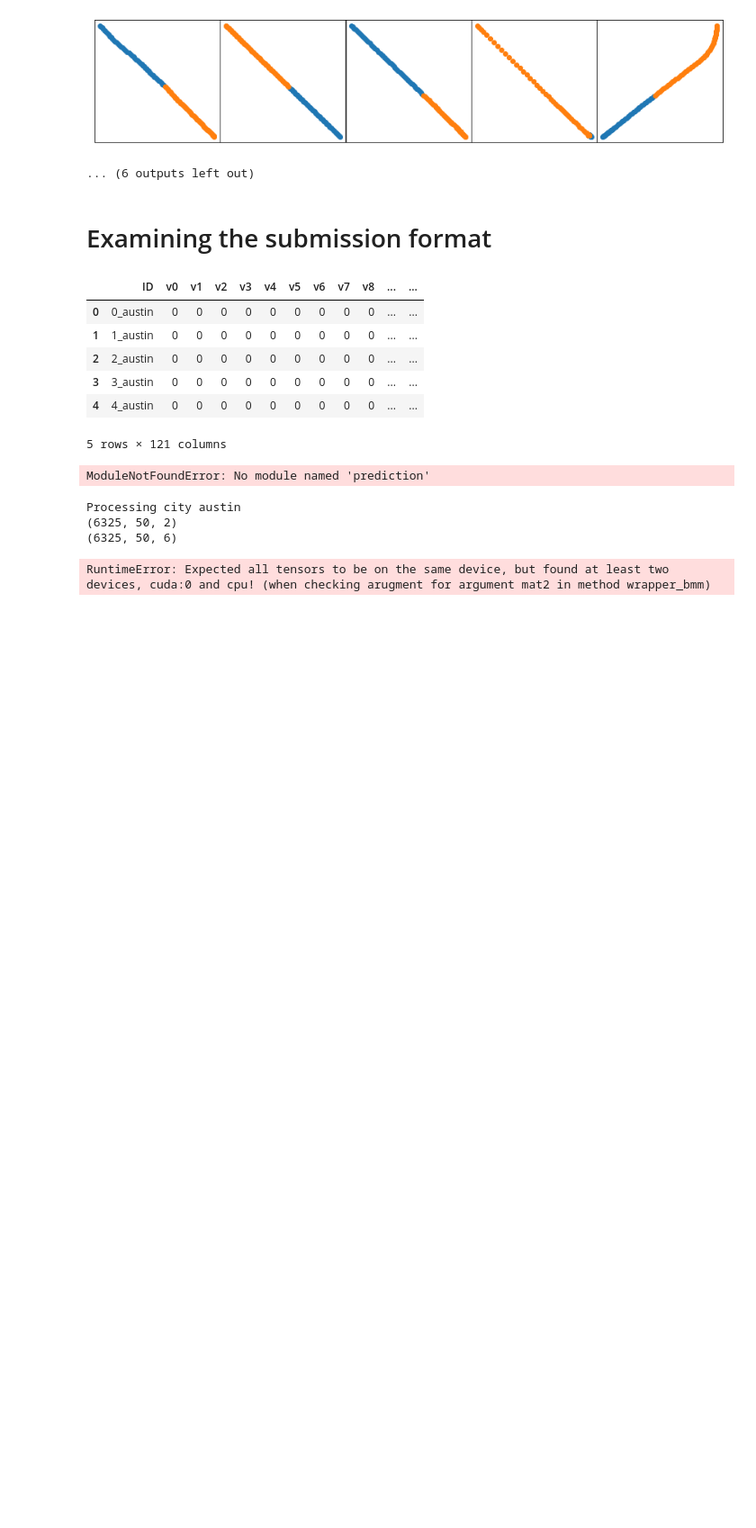
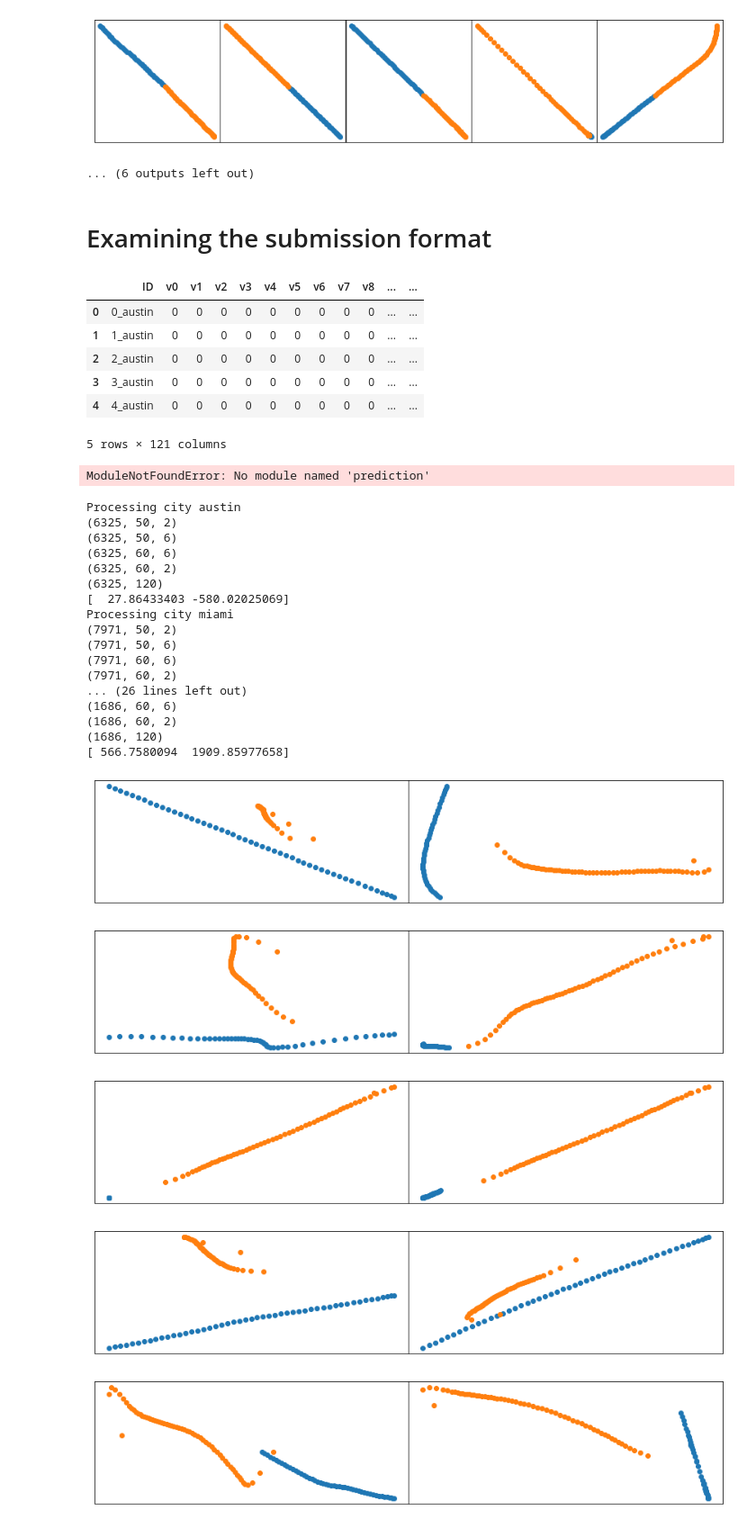
Before and after one commit to brandonho667/151B-WinningProject, a Jupyter notebook: train_attn_model.ipynb, the cells around one changed output. Shown at 90% size. Saved outputs shown, nothing was run; the diff lists cells and outputs as text; code cells hidden in the pictures; blank space fills up the shorter version.

```diff
--- a/train_attn_model.ipynb
+++ b/train_attn_model.ipynb
@@ -98,7 +114,9 @@ for epoch in range(num_base_epochs):
         loss = 0
 
         y_hat = rnn(x)
-        loss = criterion(y_hat, y)
+        loss = criterion(y_hat[:, :, :2], y[:, :, :2]) \
+                + criterion(y_hat[:, :, 2:4], y[:, :, 2:4]) \
+                + criterion(y_hat[:, :, 4:6], y[:, :, 4:6])
 
         loss.backward()
         opt.step()
@@ -110,7 +128,9 @@ for epoch in range(num_base_epochs):
                 vx, vy = next(val_iter)
                 vx, vy = vx.to(torch.float32).to(device), vy.to(torch.float32).to(device)
                 vy_hat = rnn(vx)
-                val_loss += criterion(vy_hat, vy)
+                val_loss += criterion(vy_hat[:, :, :2], vy[:, :, :2]) \
+                        + criterion(vy_hat[:, :, 2:4], vy[:, :, 2:4]) \
+                        + criterion(vy_hat[:, :, 4:6], vy[:, :, 4:6])
                 del vx
                 del vy
                 rnn.train()
@@ -357,48 +377,66 @@ from prediction import get_traj_pred
 # %% [output]
 ModuleNotFoundError: No module named 'prediction'
 # %%
-device = torch.device("cpu")
+device = torch.device("cuda")
 
 num_pred_steps = 60
 all_preds = np.zeros(shape=(0, num_pred_steps * 2))
 city_col = np.array([])
-# rnn = torch.load("./models/all_best_attn.pt").to(device)
+rnn = torch.load("./models/baseplate_attn.pt").to(device)
 for city_name in cities:
 
     print("Processing city", city_name)
-    rnn = torch.load(f"./models/baseplate_attn.pt").to(device)
+#     rnn = torch.load(f"./models/baseplate_attn.pt").to(device)
     rnn.eval()
     test_traj_in, test_traj_out = get_city_trajectories(city=city_name, split="test")
     print(test_traj_in.shape)
 #   normal_traj = np.zeros(shape=test_traj_in.shape)
     normal_traj  = ArgoverseDataset(city = city_name, split = "test").inputs
 
     starts = test_traj_in[:,0]
 
     traj = torch.from_numpy(normal_traj).to(torch.float32).to(device)
     test_pred_arr = rnn(traj).cpu().detach().numpy()
     print(test_pred_arr.shape)
 
     test_pred_arr = test_pred_arr[:,:,:2]
     print(test_pred_arr.shape)
 
     for i in range(test_traj_in.shape[0]):
         test_pred_arr[i]+=starts[i]
 
 
 
     test_pred_arr_reshaped = np.reshape(test_pred_arr, newshape=(test_traj_in.shape[0], num_pred_steps * 2))
     print(test_pred_arr_reshaped.shape)
 
     all_preds = np.r_[all_preds, test_pred_arr_reshaped]
     city_col = np.r_[city_col, [str(i) + "_" + city_name for i in range(test_pred_arr.shape[0])]]
     print(test_traj_in[0][0])
     show_sample_batch((torch.tensor(test_traj_in[0:2]), torch.tensor(test_pred_arr[0:2])))
 
-    del rnn
-# del rnn
+#     del rnn
+del rnn
 # %% [output]
 Processing city austin
 (6325, 50, 2)
 (6325, 50, 6)
+(6325, 60, 6)
+(6325, 60, 2)
+(6325, 120)
+[  27.86433403 -580.02025069]
+Processing city miami
+(7971, 50, 2)
+(7971, 50, 6)
+(7971, 60, 6)
+(7971, 60, 2)
+... (26 lines left out)
+(1686, 60, 6)
+(1686, 60, 2)
+(1686, 120)
+[ 566.7580094  1909.85977658]
-RuntimeError: Expected all tensors to be on the same device, but found at least two devices, cuda:0 and cpu! (when checking arugment for argument mat2 in method wrapper_bmm)
+[figure, added]
+[figure, added]
+[figure, added]
+[figure, added]
+[figure, added]
```
Also changed, not shown: parts of 3 cells of this notebook, 1 other file.
